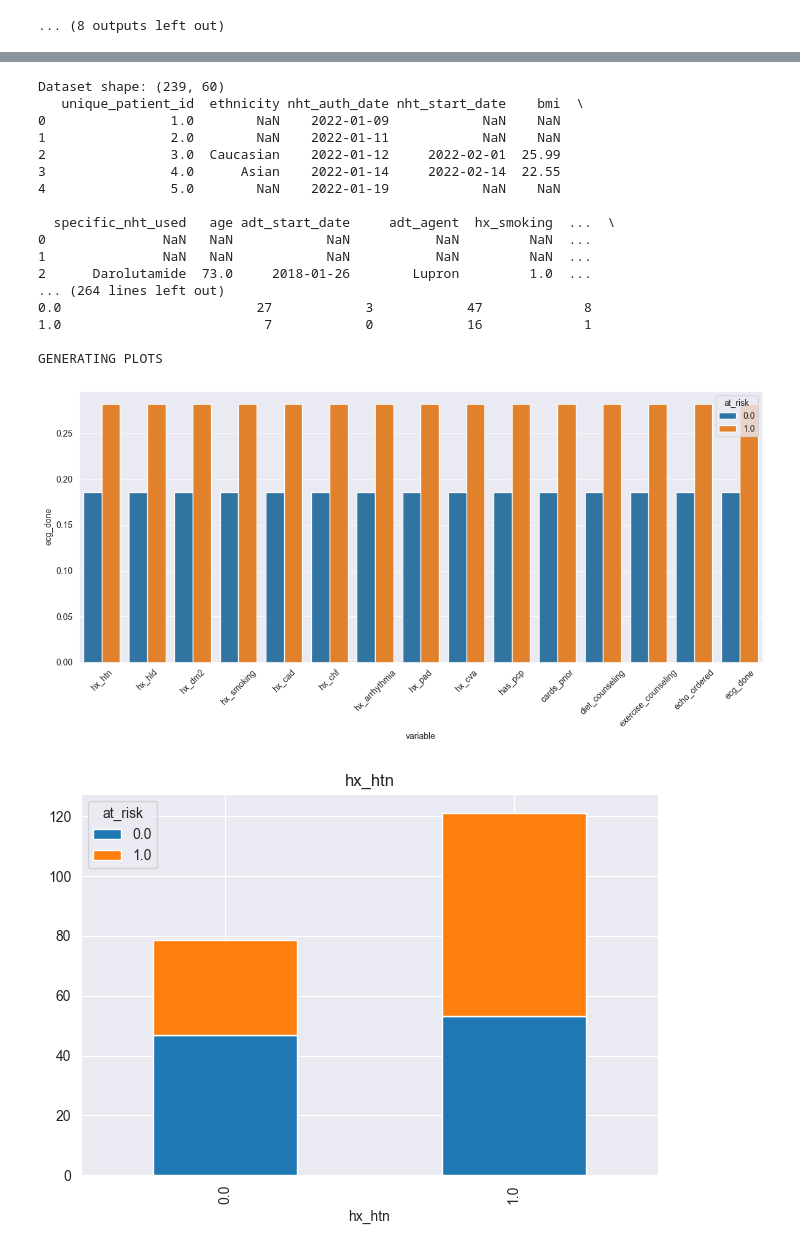
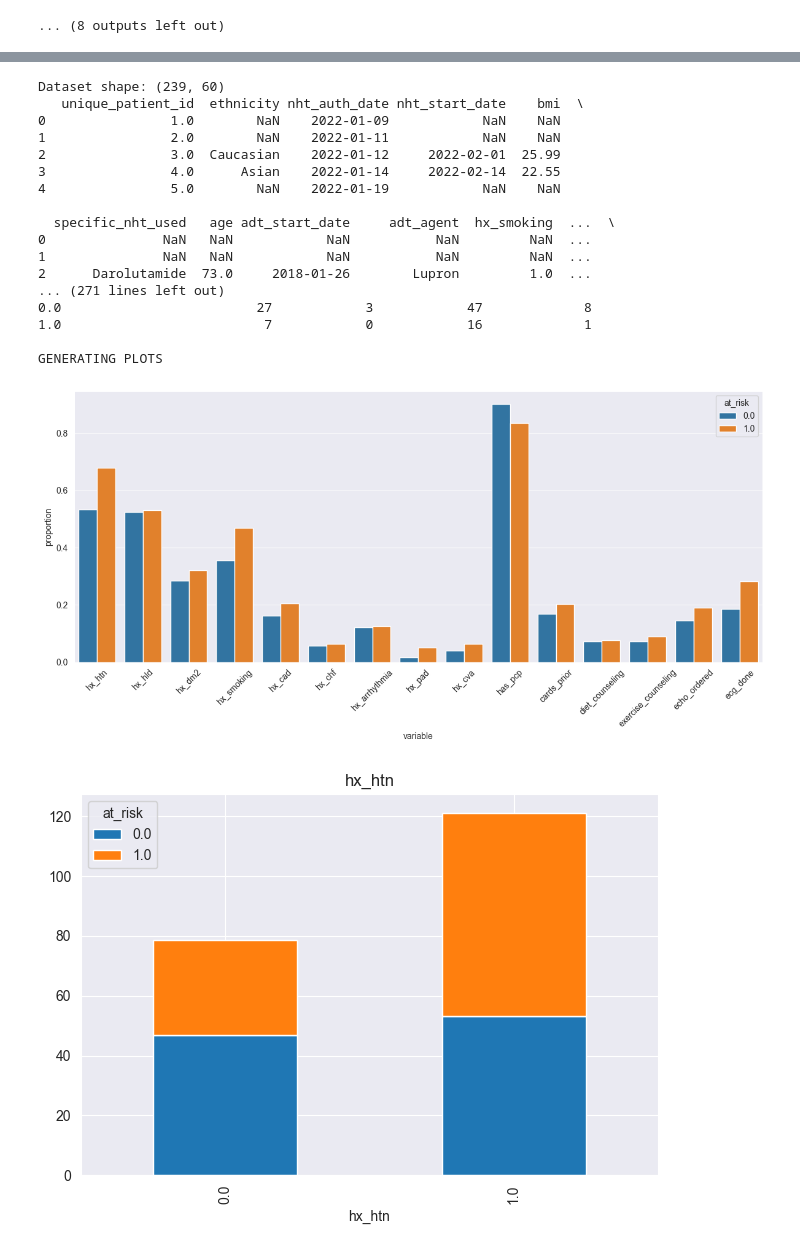
Before and after one commit to kstatham402/170A_Capstone_Project, a Jupyter notebook: notebooks/clinical_insights/01_baseline_characteristics.ipynb, the cells around one changed output, grey strips where cells are left out. Saved outputs shown, nothing was run; the diff lists cells and outputs as text; code cells hidden in the pictures.

Commit message:
Formal Risk Phenotype

```diff
--- a/notebooks/clinical_insights/01_baseline_characteristics.ipynb
+++ b/notebooks/clinical_insights/01_baseline_characteristics.ipynb
@@ -698,7 +610,7 @@ def summarize_continuous(df, col, target):
     else:
         _, p = stats.mannwhitneyu(group0, group1)
 
-    summary["p-value"] = f"{p:.4f}"
+    summary["p-value"] = p
     return summary
 
 
@@ -718,7 +630,7 @@ def summarize_categorical(df, col, target):
             "Overall": f"{ct.loc[category].sum()}",
             "Not At Risk": f"{ct.loc[category, 0]} ({pct.loc[category, 0]:.1f}%)" if 0 in ct.columns else "0",
             "At Risk": f"{ct.loc[category, 1]} ({pct.loc[category, 1]:.1f}%)" if 1 in ct.columns else "0",
-            "p-value": f"{p:.4f}"
+            "p-value": p
         })
     return rows
 
@@ -748,6 +660,7 @@ def summarize_categorical_by_group(df, col, group_var):
         p = np.nan
     return ct, p
 
+
 # =============================
 # TABLE 1: BASELINE BY RISK
 # =============================
@@ -762,14 +675,67 @@ for col in ["age", "bmi"]:
         "Overall": summary["Overall"],
         "Not At Risk": summary["Not At Risk"],
         "At Risk": summary["At Risk"],
-        "p-value": summary["p-value"]
+        "p-value": f"{summary['p-value']:.4f}"
     })
 
 for col in categorical_vars:
-    table1_rows.extend(summarize_categorical(df, col, target))
+    rows = summarize_categorical(df, col, target)
+    for r in rows:
+        r["p-value"] = f"{r['p-value']:.4f}" if pd.notnull(r["p-value"]) else ""
+    table1_rows.extend(rows)
 
 table1 = pd.DataFrame(table1_rows).fillna("")
 table1.to_csv(os.path.join(OUT_DIR, "table1_baseline.csv"), index=False)
+
+
+# =============================
+# NEW: SIGNIFICANT BASELINE DIFFERENCES
+# =============================
+print("\nIDENTIFYING SIGNIFICANT BASELINE DIFFERENCES (p < 0.05)\n")
+
+significant_results = []
+
+# Continuous
+for col in ["age", "bmi"]:
+    summary = summarize_continuous(df, col, target)
+    p = summary["p-value"]
+
+    if p < 0.05:
+        significant_results.append({
+            "Variable": col,
+            "Type": "Continuous",
+            "p-value": p,
+            "Not At Risk": summary["Not At Risk"],
+            "At Risk": summary["At Risk"]
+        })
+
+# Categorical
+for col in categorical_vars:
+    ct = pd.crosstab(df[col], df[target])
+
+    try:
+        _, p, _, _ = stats.chi2_contingency(ct)
+    except:
+        p = np.nan
+
+    if pd.notnull(p) and p < 0.05:
+        significant_results.append({
+            "Variable": col,
+            "Type": "Categorical",
+            "p-value": p,
+            "Counts": ct.to_dict()
+        })
+
+sig_df = pd.DataFrame(significant_results)
+
+if not sig_df.empty:
+    sig_df = sig_df.sort_values("p-value")
+else:
+    print("⚠️ No statistically significant baseline differences found (p < 0.05)")
+sig_df.to_csv(os.path.join(OUT_DIR, "baseline_significant_features.csv"), index=False)
+
+print(sig_df)
+
 
 # =============================
 # ADT ANALYSIS
@@ -799,6 +765,7 @@ pd.DataFrame(adt_results).to_csv(
     os.path.join(OUT_DIR, "adt_group_comparisons.csv"), index=False
 )
 
+
 # =============================
 # NHT ANALYSIS
 # =============================
@@ -816,24 +783,26 @@ for col in categorical_vars:
     print(f"\n{col} p={p:.4f}")
     print(ct)
 
+
 # =============================
-# VISUALIZATIONS
+# VISUALIZATIONS (FIXED)
 # =============================
 print("\nGENERATING PLOTS\n")
 
 binary_cols = risk_factors + care_patterns
 
 plot_df = pd.concat([
-    df.groupby(target)[col].mean().reset_index().assign(variable=col)
+    df.groupby(target)[col].mean().reset_index().rename(columns={col: "proportion"}).assign(variable=col)
     for col in binary_cols
 ])
 
 plt.figure(figsize=(12, 6))
-sns.barplot(data=plot_df, x="variable", y=col, hue=target)
+sns.barplot(data=plot_df, x="variable", y="proportion", hue=target)
 plt.xticks(rotation=45)
 plt.tight_layout()
 plt.savefig(os.path.join(OUT_DIR, "features_by_risk.png"), dpi=300)
 plt.show()
+
 
 def stacked_plot(df, col):
     ct = pd.crosstab(df[col], df[target], normalize="columns") * 100
@@ -843,36 +812,38 @@ def stacked_plot(df, col):
     plt.savefig(os.path.join(OUT_DIR, f"stacked_{col}.png"), dpi=300)
     plt.show()
 
+
 for col in ["hx_htn", "hx_dm2", "hx_hld", "has_pcp"]:
     stacked_plot(df, col)
+
 
 plt.figure(figsize=(10, 6))
 sns.boxplot(data=df_adt, x="adt_agent", y="age")
 plt.xticks(rotation=30)
 plt.tight_layout()
 plt.savefig(os.path.join(OUT_DIR, "age_by_adt.png"), dpi=300)
 plt.show()
 
 print("\nANALYSIS COMPLETE")
 # %% [output]
 Dataset shape: (239, 60)
    unique_patient_id  ethnicity nht_auth_date nht_start_date    bmi  \
 0                1.0        NaN    2022-01-09            NaN    NaN
 1                2.0        NaN    2022-01-11            NaN    NaN
 2                3.0  Caucasian    2022-01-12     2022-02-01  25.99
 3                4.0      Asian    2022-01-14     2022-02-14  22.55
 4                5.0        NaN    2022-01-19            NaN    NaN
 
   specific_nht_used   age adt_start_date     adt_agent  hx_smoking  ...  \
 0               NaN   NaN            NaN           NaN         NaN  ...
 1               NaN   NaN            NaN           NaN         NaN  ...
 2      Darolutamide  73.0     2018-01-26        Lupron         1.0  ...
-... (264 lines left out)
+... (271 lines left out)
 0.0                         27            3            47             8
 1.0                          7            0            16             1
 
 GENERATING PLOTS
-[figure, old version]
+[figure, new version]
 [figure]
 [figure]
 [figure]
```
Also changed, not shown: parts of 1 cell of this notebook, 8 other files.
